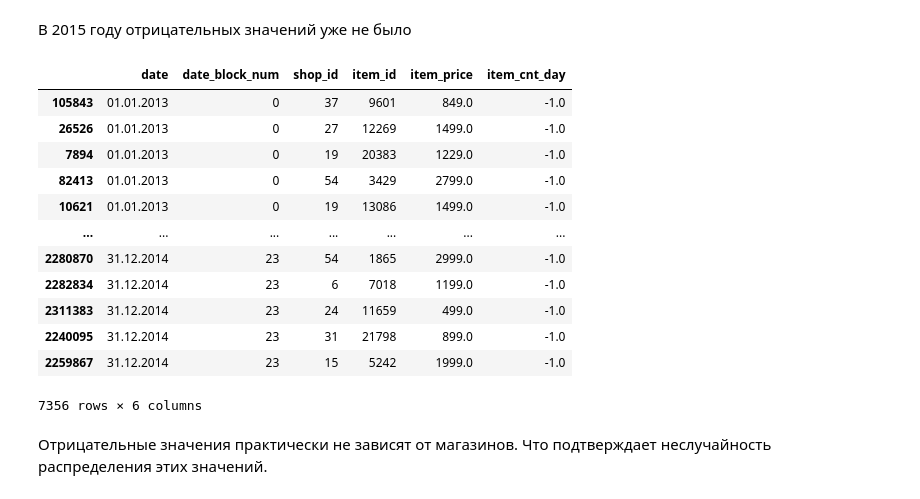
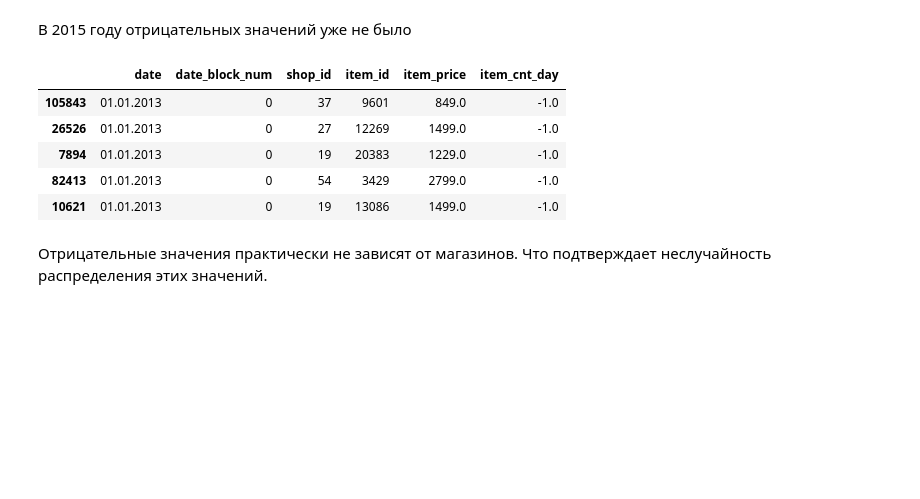
Before and after one commit to juliazakharik/ML_algorithms, a Jupyter notebook: Predict_Future_Sales.ipynb, the cells around one changed output. Drawn from its saved outputs; the diff is of its cells as text; code cells hidden in the pictures; blank space fills up the shorter version.

```diff
--- a/Predict_Future_Sales.ipynb
+++ b/Predict_Future_Sales.ipynb
@@ -76,0 +116,2 @@ train['item_cnt_day'].hist()
+# %%
+train = train[train['item_cnt_day'] < 300]
@@ -93,21 +139,14 @@ train[train['item_cnt_day'] <= 0].groupby(by='item_cnt_day').agg(['count'])['ite
 # %% [markdown]
 В 2015 году отрицательных значений уже не было
 # %%
-train[train['item_cnt_day'] <= 0].sort_values(by='date')
+train[train['item_cnt_day'] <= 0].sort_values(by='date').head()
 # %% [output]
 |  | date | date_block_num | shop_id | item_id | item_price | item_cnt_day |
 | 105843 | 01.01.2013 | 0 | 37 | 9601 | 849.0 | -1.0 |
 | 26526 | 01.01.2013 | 0 | 27 | 12269 | 1499.0 | -1.0 |
 | 7894 | 01.01.2013 | 0 | 19 | 20383 | 1229.0 | -1.0 |
 | 82413 | 01.01.2013 | 0 | 54 | 3429 | 2799.0 | -1.0 |
 | 10621 | 01.01.2013 | 0 | 19 | 13086 | 1499.0 | -1.0 |
-| ... | ... | ... | ... | ... | ... | ... |
-| 2280870 | 31.12.2014 | 23 | 54 | 1865 | 2999.0 | -1.0 |
-| 2282834 | 31.12.2014 | 23 | 6 | 7018 | 1199.0 | -1.0 |
-| 2311383 | 31.12.2014 | 23 | 24 | 11659 | 499.0 | -1.0 |
-| 2240095 | 31.12.2014 | 23 | 31 | 21798 | 899.0 | -1.0 |
-| 2259867 | 31.12.2014 | 23 | 15 | 5242 | 1999.0 | -1.0 |
-7356 rows × 6 columns
 # %% [markdown]
 Отрицательные значения практически не зависят от магазинов. Что подтверждает неслучайность распределения этих значений.
 # %%
```
Also changed, not shown: parts of 113 cells of this notebook.
